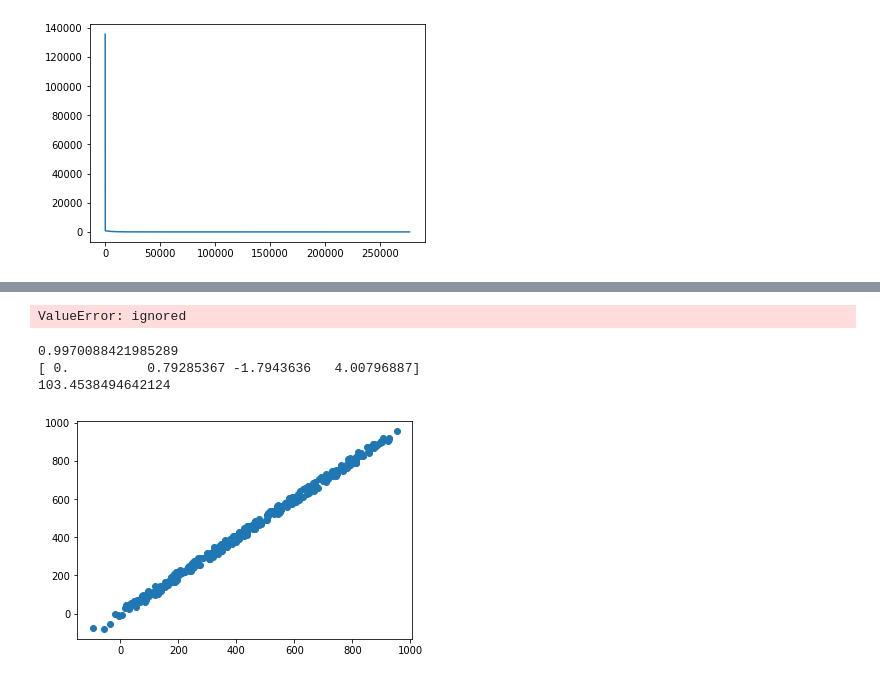
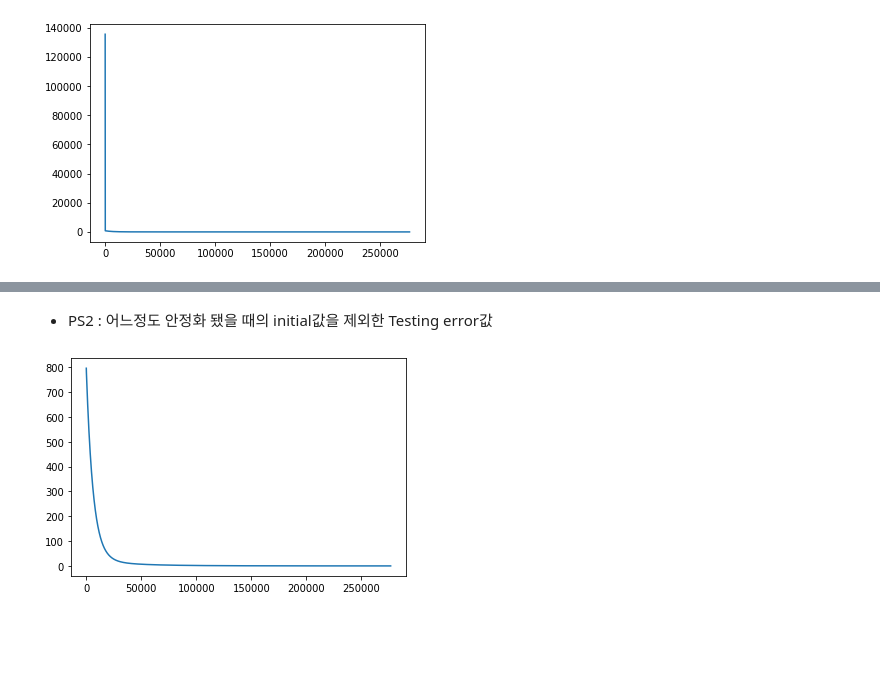
Before and after one commit to CJavaPython/AssignmentFolder, a Jupyter notebook: Assignment04/Assignment04.ipynb, the cells around one changed output, grey strips where cells are left out. Saved outputs shown, nothing was run; the diff lists cells and outputs as text; code cells hidden in the pictures; blank space fills up the shorter version.

```diff
--- a/Assignment04/Assignment04.ipynb
+++ b/Assignment04/Assignment04.ipynb
@@ -158,25 +179,11 @@ plt.show()
+# %% [markdown]
+* PS2 : 어느정도 안정화 됐을 때의 initial값을 제외한 Testing error값
 # %%
-del J_ts[0]
-
+i = 0
+while i < 50:
+  del J_ts[0]
+  i += 1
 plt.plot(J_ts)
 plt.show()
 # %% [output]
-ValueError: ignored
+[figure, added]
-# %%
-from sklearn.linear_model import LinearRegression
-
-mlr = LinearRegression()
-mlr.fit(train_data, train_h)
-print(mlr.score(train_data, train_h))
-
-print(mlr.coef_)
-
-y_predicted = mlr.predict(train_data)
-print(((train_h - y_predicted)**2).mean() /  2)
-plt.scatter(train_h, y_predicted)
-plt.show()
-# %% [output]
-0.9970088421985289
-[ 0.          0.79285367 -1.7943636   4.00796887]
-103.4538494642124
-[figure, removed]
```
Also changed, not shown: parts of 5 cells of this notebook.
